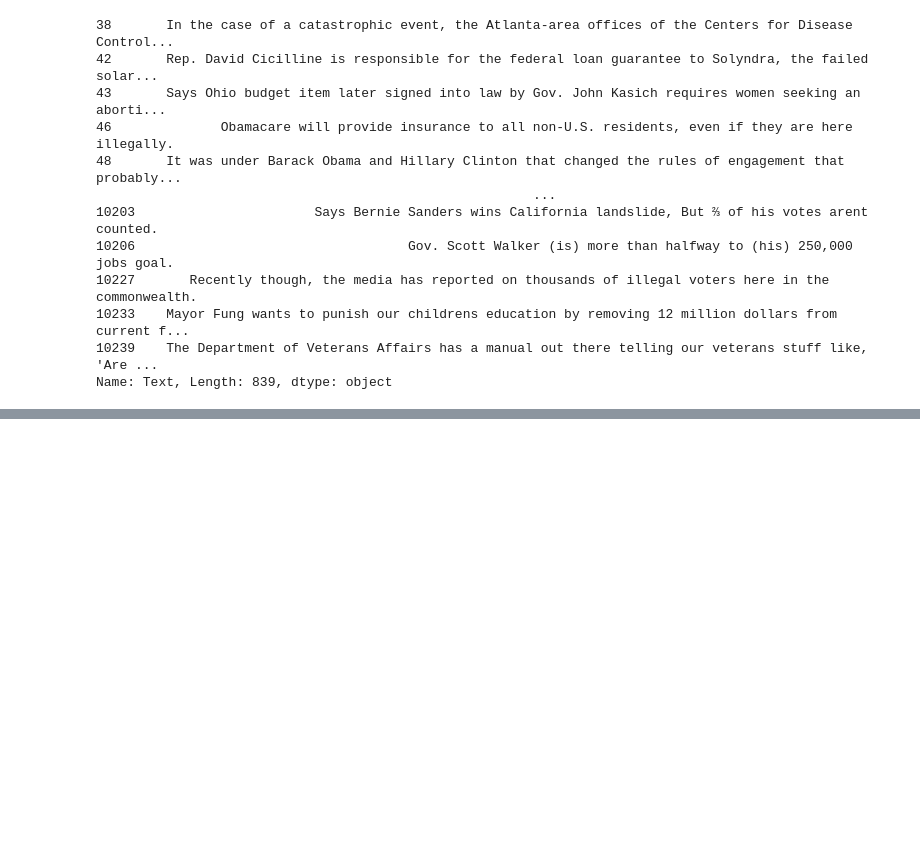
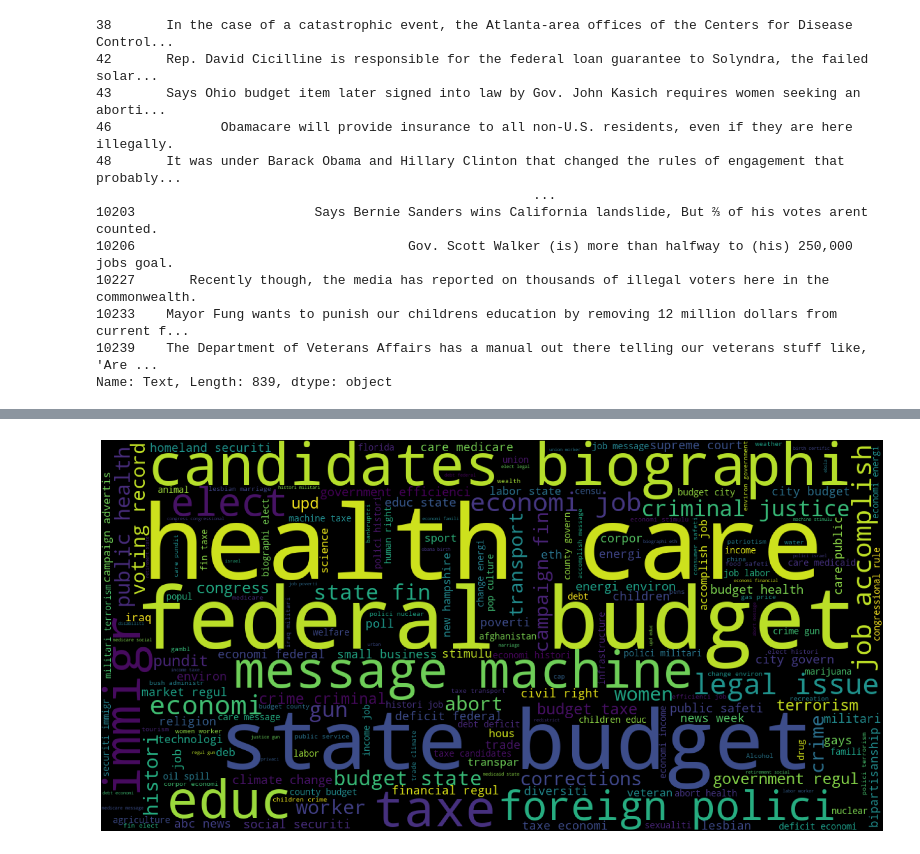
Before and after one commit to ARSBros3/mlpr_project_2024, a Jupyter notebook: mlpr_project_2024.ipynb, the cells around one changed output, grey strips where cells are left out. Drawn from its saved outputs; the diff is of its cells as text; code cells hidden in the pictures; blank space fills up the shorter version.

Commit message:
stemming for words

```diff
--- a/mlpr_project_2024.ipynb
+++ b/mlpr_project_2024.ipynb
@@ -100,0 +172,10 @@ plt.show()
+# %%
+list_of_tags = [tag for tag_list in training_data["Text_Tag_tokens"] for tag in tag_list]
+tags = " ".join(list_of_tags)
+word_cloud = WordCloud(width=1200,height=600).generate(tags)
+plt.figure(figsize=(20,10))
+plt.imsho/w(word_cloud)
+plt.axis("off")
+plt.show()
+# %% [output]
+[figure, added]
```
Also changed, not shown: parts of 4 cells of this notebook.
